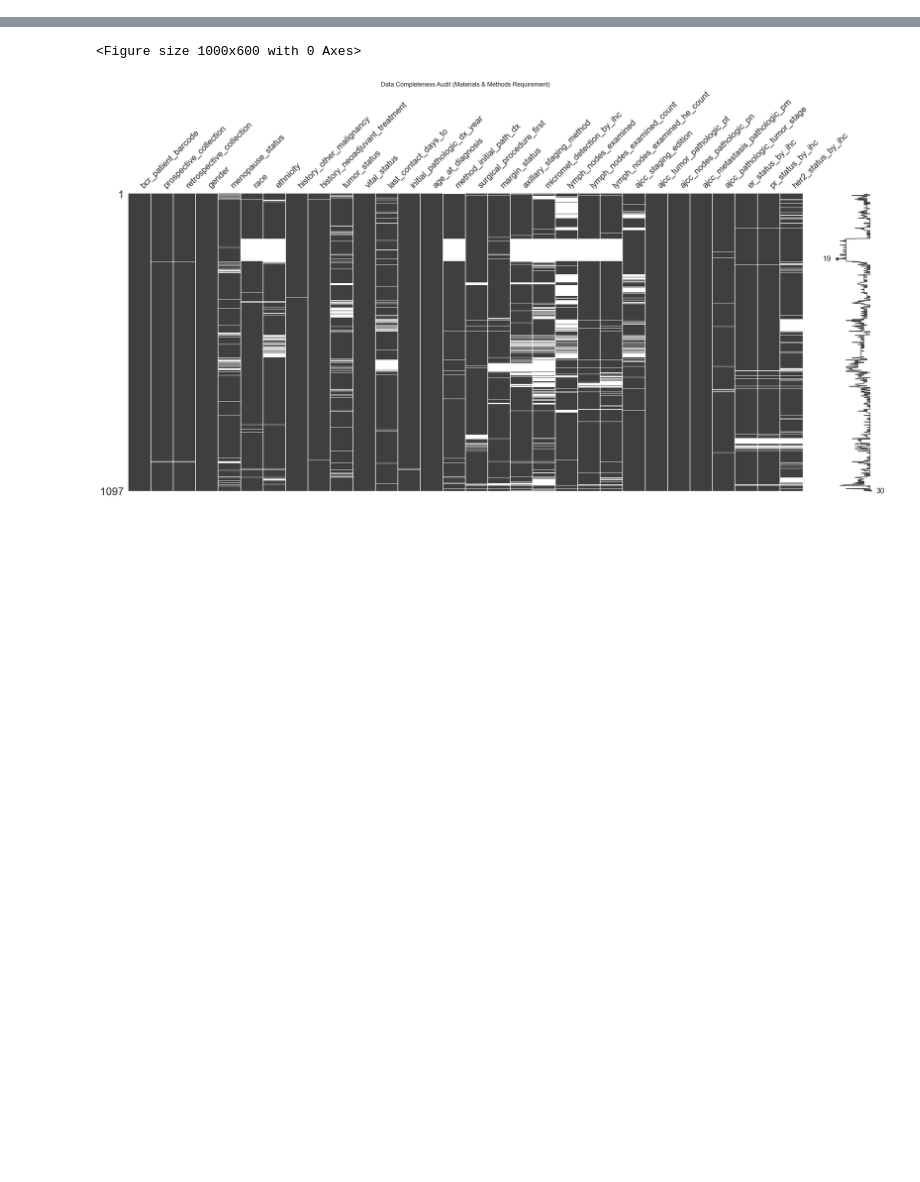
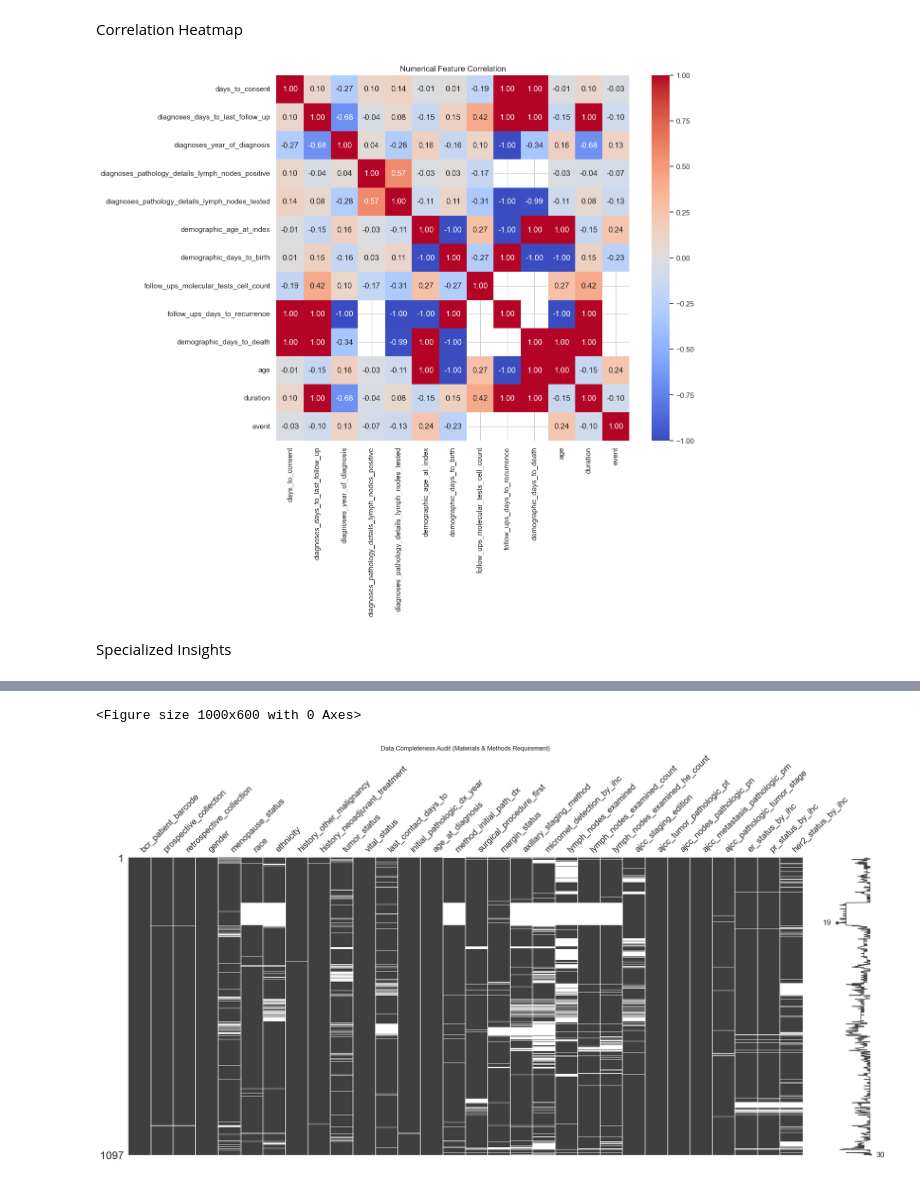
Before and after one commit to Se2007/TCGA-BRCA-Dataset, a Jupyter notebook: EDA.ipynb, the cells around one changed output, grey strips where cells are left out. Drawn from its saved outputs; the diff is of its cells as text; code cells hidden in the pictures; blank space fills up the shorter version.

Commit message:
organizing clinical data analyse codes

```diff
--- a/EDA.ipynb
+++ b/EDA.ipynb
@@ -0,0 +18,5 @@
+# %%
+sns.set(style="whitegrid")
+plt.rcParams['figure.figsize'] = (12, 8)
+
+Clinical_Demographic = pd.read_csv('D:\\TCGA-BRCA\\Uploading\\Clinical_Demographic_Data.csv')
@@ -0,0 +83,9 @@
+# %%
+# Many values are "ERBB2 | PGR | ESR1". Let's see the primary gene listed.
+Clinical_Demographic['primary_gene'] = Clinical_Demographic['follow_ups_molecular_tests_gene_symbol'].str.split('|').str[0].str.strip()
+
+plt.figure(figsize=(10, 5))
+sns.countplot(data=Clinical_Demographic, x='primary_gene', palette='rocket')
+plt.title('Primary Molecular Marker Tested')
+plt.xticks(rotation=45)
+plt.show()
@@ -1 +110,15 @@
+# %% [markdown]
+Correlation Heatmap
+# %%
+plt.figure(figsize=(12, 10))
+numeric_cols = Clinical_Demographic.select_dtypes(include=[np.number]).columns
+# Filter out columns with all NaNs
+numeric_cols = [c for c in numeric_cols if Clinical_Demographic[c].nunique() > 1]
+sns.heatmap(Clinical_Demographic[numeric_cols].corr(), annot=True, cmap='coolwarm', fmt=".2f")
+plt.title('Numerical Feature Correlation')
+plt.show()
+# %% [output]
+[figure, added]
+# %% [markdown]
+Specialized Insights
 # %%
```
Also changed, not shown: parts of 46 cells of this notebook.
